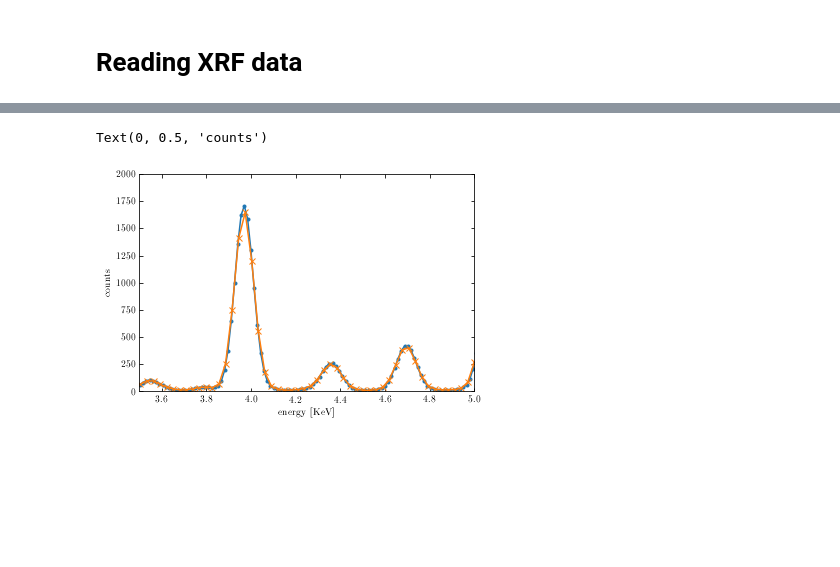
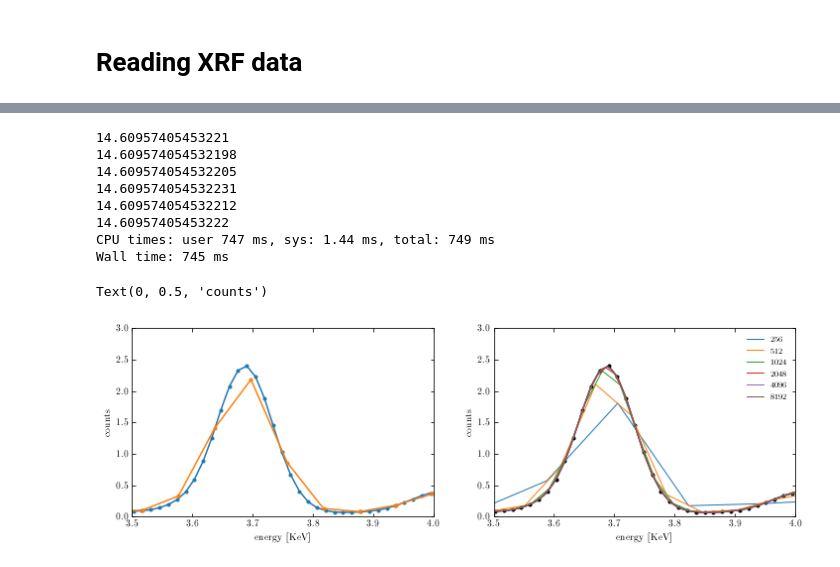
Before and after one commit to zpreisler/XRDXRFutils, a Jupyter notebook: read_data_XRF.ipynb, the cells around one changed output, grey strips where cells are left out. Saved outputs shown, nothing was run; the diff lists cells and outputs as text; code cells hidden in the pictures; blank space fills up the shorter version.

```diff
--- a/read_data_XRF.ipynb
+++ b/read_data_XRF.ipynb
@@ -14,0 +98,3 @@ data.calibrate_from_file('calibration.ini')
+# %%
+path = '/home/zdenek/storage/dataXRDXRF/Giulia_XRF/'
+data.calibrate_from_file('/home/zdenek/storage/dataXRDXRF/Giulia_XRF/calibration.ini')
@@ -36,5 +125,5 @@ Saving: /home/zdenek/Projects/pyMaXRDXRF/M0795/CappelloGialloXRF//data.h5
 <XRDXRFutils.data.DataXRF at 0x...>
 # %%
 %%time
-data.load_h5(path + 'data.h5')
+data.load_h5(path + 'xrf.h5')
 # %% [output]
@@ -140,12 +172,44 @@ Wall time: 3.12 s
 # %%
-plot(x,y,'.-')
+%%time
+x = data.x
+y = data.data.mean(0).mean(0)
+
+ix,iy = resample(x,y,nbins=500)
+
+fig,ax = subplots(1,2,figsize=(12,3.5))
+
+ax[0].plot(x,y,'.-')
 b = ix[1] - ix[0]
-plot(ix,iy / b,'x-')
+ax[0].plot(ix,iy / b,'.-')
 
-xlim(3.5,5)
-ylim(0,2000)
-xlabel('energy [KeV]')
-ylabel('counts')
+ax[0].set_xlim(3.5,4)
+ax[0].set_ylim(0,3)
+ax[0].set_xlabel('energy [KeV]')
+ax[0].set_ylabel('counts')
+
+ax[1].plot(x,y,'k.-')
+
+for n in [256,512,1024,2048,4096,8192]:
+    ix,iy = resample(x,y,n)
+    b = ix[1] - ix[0]
+    print(sum(iy))
+
+    ax[1].plot(ix,iy / b,'-',lw=1,label='%s'%n)
+
+#xlim(5.6,6.2)
+ax[1].legend(frameon=False)
+ax[1].set_xlim(3.5,4)
+ax[1].set_ylim(0,3)
+ax[1].set_xlabel('energy [KeV]')
+ax[1].set_ylabel('counts')
 # %% [output]
-Text(0, 0.5, 'counts')
+14.60957405453221
+14.609574054532198
+14.609574054532205
+14.609574054532231
+14.609574054532212
+14.60957405453222
+CPU times: user 747 ms, sys: 1.44 ms, total: 749 ms
+Wall time: 745 ms
+Text(0, 0.5, 'counts')
-[figure, old version]
+[figure, new version]
```
Also changed, not shown: parts of 23 cells of this notebook, 3 other files.
